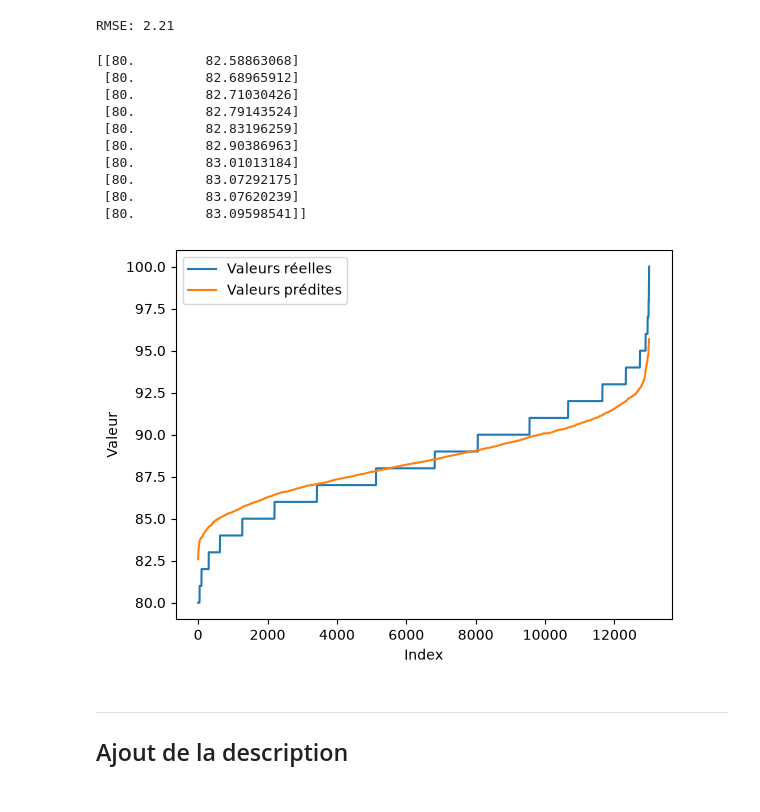
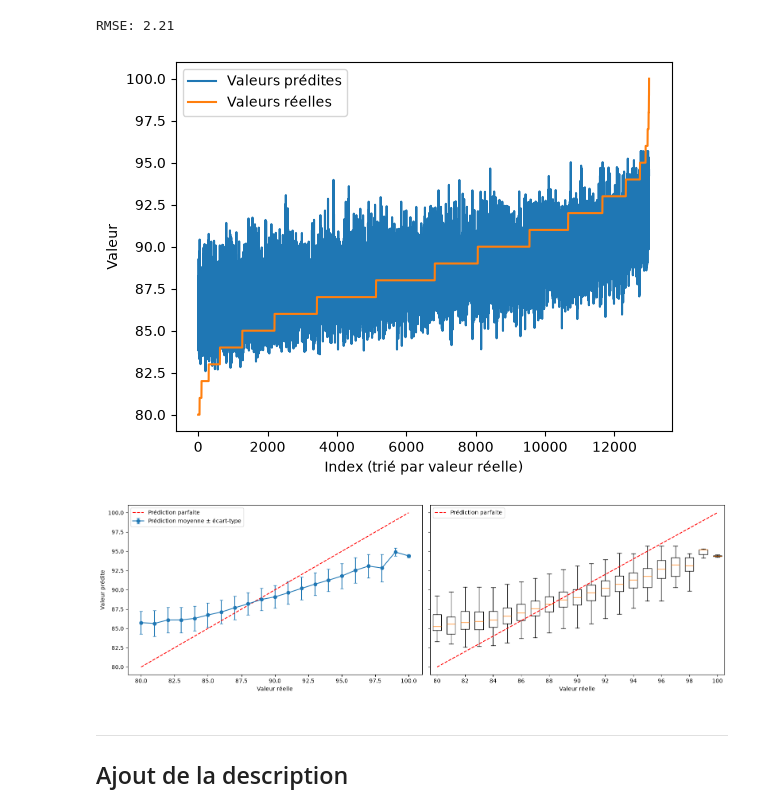
Before and after one commit to Alexso1010/Wine-Cloud, a Jupyter notebook: vin.ipynb, the cells around one changed output. Cells and saved outputs as stored; diff of their text form; code cells hidden in the pictures.

Commit message:
better plot + arbre

```diff
--- a/vin.ipynb
+++ b/vin.ipynb
@@ -272,30 +300,22 @@ print(f"RMSE: {rmse:.2f}")
 # %% [output]
 RMSE: 2.21
 # %%
-linked = np.sort(np.array([[yt[0],yp] for yt, yp in zip(Ytest, y_pred)]),axis=0)
-print(linked[:10])
+linked = np.column_stack([np.ravel(Ytest), np.ravel(y_pred)])
+linked = linked[linked[:, 0].argsort()]   # sort rows by the true value
 
+plt.plot(linked[:, 1], label="Valeurs prédites")
+plt.plot(linked[:, 0], label="Valeurs réelles")
 
-plt.plot(linked[:, 0], label="Valeurs réelles")
-plt.plot(linked[:, 1], label="Valeurs prédites")
-
-
-plt.xlabel("Index")
+plt.xlabel("Index (trié par valeur réelle)")
 plt.ylabel("Valeur")
 plt.legend()
 plt.show()
 # %% [output]
-[[80.         82.58863068]
- [80.         82.68965912]
- [80.         82.71030426]
- [80.         82.79143524]
- [80.         82.83196259]
- [80.         82.90386963]
- [80.         83.01013184]
- [80.         83.07292175]
- [80.         83.07620239]
- [80.         83.09598541]]
-[figure, old version]
+[figure, new version]
+# %%
+plot_predictions_vs_true(Ytest, y_pred)
+# %% [output]
+[figure, added]
 # %% [markdown]
 ----------------------
 ## Ajout de la description
```
Also changed, not shown: parts of 21 cells of this notebook, 1 other file.
